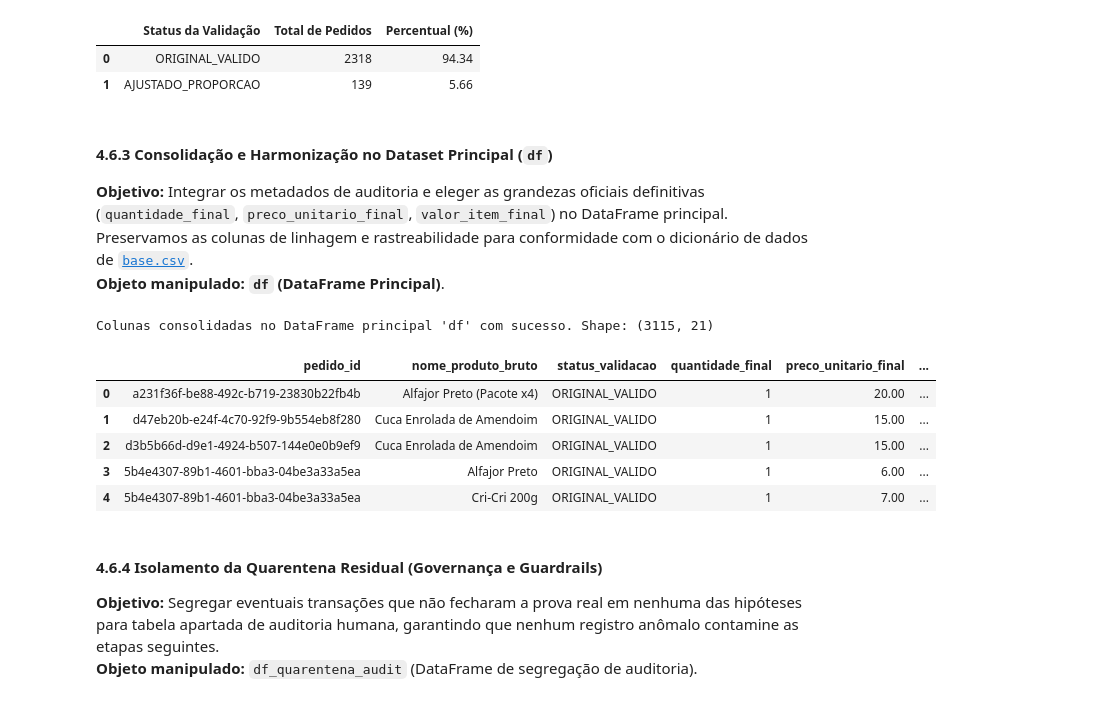
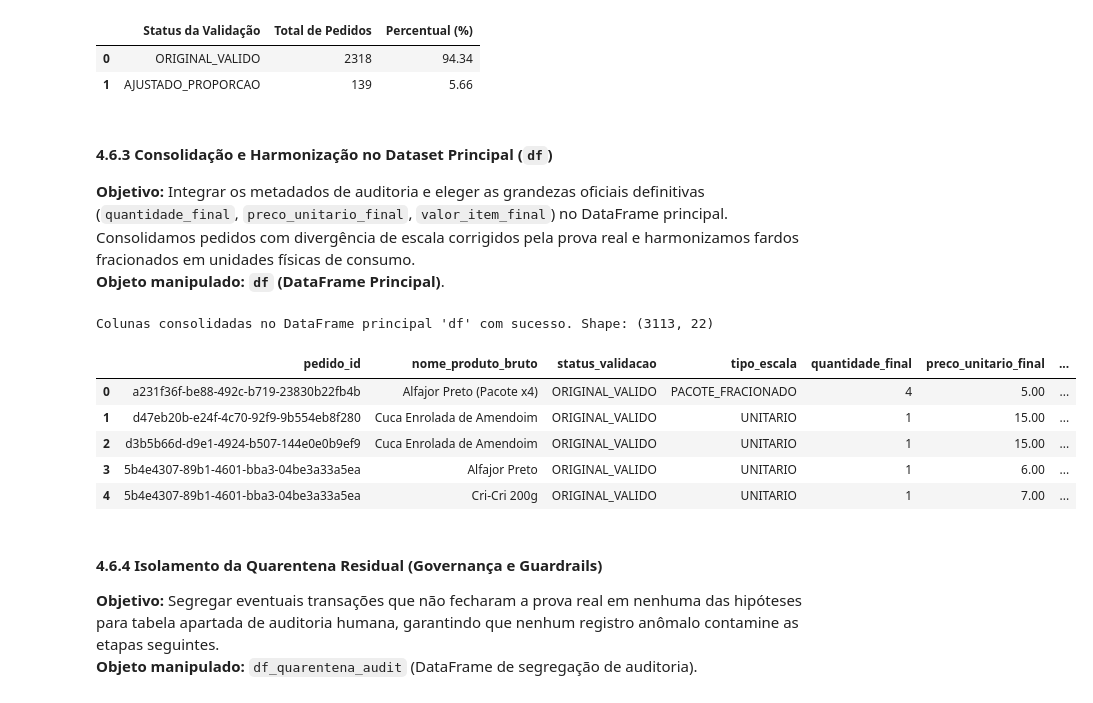
Before and after one commit to SIS-AMF/2026-2_trablho-g1-cd-ai2, a Jupyter notebook: eda_v2.ipynb, the cells around one changed output. Drawn from its saved outputs; the diff is of its cells as text; code cells hidden in the pictures.

```diff
--- a/eda_v2.ipynb
+++ b/eda_v2.ipynb
@@ -77,6 +78,11 @@ df.rename(columns={
     'item_pedido_preco_unitario': 'preco_unitario_item'
 }, inplace=True)
 
+# Saneamento precoce de erro de cadastro do PDV (Pacote x1 -> Pacote x3)
+df['nome_produto'] = df['nome_produto'].replace({
+    'Rapadura de Melado Grão Moído (Pacote x1)': 'Rapadura de Melado Grão Moído (Pacote x3)'
+})
+
 df.head()
 # %% [output]
 |  | pedido_id | valor_final_pedido | pedido_data | pedido_tipo_desconto | pedido_valor_desconto | ... |
@@ -120,0 +136,9 @@ memory usage: 566.8 KB
+# %%
+# 2.1 Identificação e isolamento dos registros com quantidade zerada
+itens_zerados = df[df['quantidade_item'] <= 0]
+print(f"Registros espúrios com quantidade <= 0 identificados: {len(itens_zerados)}")
+display(itens_zerados[['pedido_id', 'evento_nome', 'nome_produto_bruto', 'quantidade_item', 'preco_unitario_item', 'pedido_subtotal']])
+
+# Descarte determinístico: preservação estrita de itens com volume físico efetivo (quantidade > 0)
+df = df[df['quantidade_item'] > 0].copy()
+print(f"Total de registros após saneamento de quantidade: {len(df)}")
@@ -481,37 +524,38 @@ display(resumo_fallback_audit)
 | 1 | AJUSTADO_PROPORCAO | 139 | 5.66 |
 # %% [markdown]
 #### 4.6.3 Consolidação e Harmonização no Dataset Principal (`df`)
-**Objetivo:** Integrar os metadados de auditoria e eleger as grandezas oficiais definitivas (`quantidade_final`, `preco_unitario_final`, `valor_item_final`) no DataFrame principal. Preservamos as colunas de linhagem e rastreabilidade para conformidade com o dicionário de dados de [`base.csv`](file:///home/lucas/Projects/EDA/base.csv).
+**Objetivo:** Integrar os metadados de auditoria e eleger as grandezas oficiais definitivas (`quantidade_final`, `preco_unitario_final`, `valor_item_final`) no DataFrame principal. Consolidamos pedidos com divergência de escala corrigidos pela prova real e harmonizamos fardos fracionados em unidades físicas de consumo.
 **Objeto manipulado:** **`df` (DataFrame Principal)**.
 # %%
 # 1. Incorporação das colunas de linhagem derivadas do ajuste temporário
 df['fator_k'] = df_ajustes_temp['fator_k']
 df['quantidade_ajustada'] = df_ajustes_temp['quantidade_ajustada']
 df['preco_unitario_ajustado'] = df_ajustes_temp['preco_unitario_ajustado']
 df['valor_item_ajustado'] = df_ajustes_temp['valor_item_ajustado']
 df['item_total_original'] = df_ajustes_temp['item_total_original']
+df['tipo_escala'] = df_ajustes_temp['tipo_escala']
 
 # 2. Junção com o status de validação do pedido auditado
 if 'status_validacao' in df.columns:
     df.drop(columns=['status_validacao'], inplace=True)
 df = df.merge(df_auditoria_fallback_audit[['pedido_id', 'status_validacao']], on='pedido_id', how='left')
 
-# 3. Definição das grandezas finais resolvidas conforme o status
-mascara_ajuste = (df['status_validacao'] == 'AJUSTADO_PROPORCAO')
+# 3. Definição das grandezas finais resolvidas conforme o status e tipo de escala
+mascara_ajuste = (df['status_validacao'] == 'AJUSTADO_PROPORCAO') | (df['tipo_escala'] == 'PACOTE_FRACIONADO')
 df['quantidade_final'] = np.where(mascara_ajuste, df['quantidade_ajustada'], df['quantidade_item']).astype('int64')
 df['preco_unitario_final'] = np.where(mascara_ajuste, df['preco_unitario_ajustado'], df['preco_unitario_item']).astype('float64')
 df['valor_item_final'] = np.where(mascara_ajuste, df['valor_item_ajustado'], df['item_total_original']).astype('float64')
 
 print(f"Colunas consolidadas no DataFrame principal 'df' com sucesso. Shape: {df.shape}")
-df[['pedido_id', 'nome_produto_bruto', 'status_validacao', 'quantidade_final', 'preco_unitario_final', 'valor_item_final']].head()
+df[['pedido_id', 'nome_produto_bruto', 'status_validacao', 'tipo_escala', 'quantidade_final', 'preco_unitario_final', 'valor_item_final']].head()
 # %% [output]
-Colunas consolidadas no DataFrame principal 'df' com sucesso. Shape: (3115, 21)
+Colunas consolidadas no DataFrame principal 'df' com sucesso. Shape: (3113, 22)
-|  | pedido_id | nome_produto_bruto | status_validacao | quantidade_final | preco_unitario_final | ... |
-| 0 | a231f36f-be88-492c-b719-23830b22fb4b | Alfajor Preto (Pacote x4) | ORIGINAL_VALIDO | 1 | 20.00 | ... |
-| 1 | d47eb20b-e24f-4c70-92f9-9b554eb8f280 | Cuca Enrolada de Amendoim | ORIGINAL_VALIDO | 1 | 15.00 | ... |
-| 2 | d3b5b66d-d9e1-4924-b507-144e0e0b9ef9 | Cuca Enrolada de Amendoim | ORIGINAL_VALIDO | 1 | 15.00 | ... |
-| 3 | 5b4e4307-89b1-4601-bba3-04be3a33a5ea | Alfajor Preto | ORIGINAL_VALIDO | 1 | 6.00 | ... |
-| 4 | 5b4e4307-89b1-4601-bba3-04be3a33a5ea | Cri-Cri 200g | ORIGINAL_VALIDO | 1 | 7.00 | ... |
+|  | pedido_id | nome_produto_bruto | status_validacao | tipo_escala | quantidade_final | preco_unitario_final | ... |
+| 0 | a231f36f-be88-492c-b719-23830b22fb4b | Alfajor Preto (Pacote x4) | ORIGINAL_VALIDO | PACOTE_FRACIONADO | 4 | 5.00 | ... |
+| 1 | d47eb20b-e24f-4c70-92f9-9b554eb8f280 | Cuca Enrolada de Amendoim | ORIGINAL_VALIDO | UNITARIO | 1 | 15.00 | ... |
+| 2 | d3b5b66d-d9e1-4924-b507-144e0e0b9ef9 | Cuca Enrolada de Amendoim | ORIGINAL_VALIDO | UNITARIO | 1 | 15.00 | ... |
+| 3 | 5b4e4307-89b1-4601-bba3-04be3a33a5ea | Alfajor Preto | ORIGINAL_VALIDO | UNITARIO | 1 | 6.00 | ... |
+| 4 | 5b4e4307-89b1-4601-bba3-04be3a33a5ea | Cri-Cri 200g | ORIGINAL_VALIDO | UNITARIO | 1 | 7.00 | ... |
 # %% [markdown]
 #### 4.6.4 Isolamento da Quarentena Residual (Governança e Guardrails)
 **Objetivo:** Segregar eventuais transações que não fecharam a prova real em nenhuma das hipóteses para tabela apartada de auditoria humana, garantindo que nenhum registro anômalo contamine as etapas seguintes.
```
Also changed, not shown: parts of 12 cells of this notebook, 3 other files.
